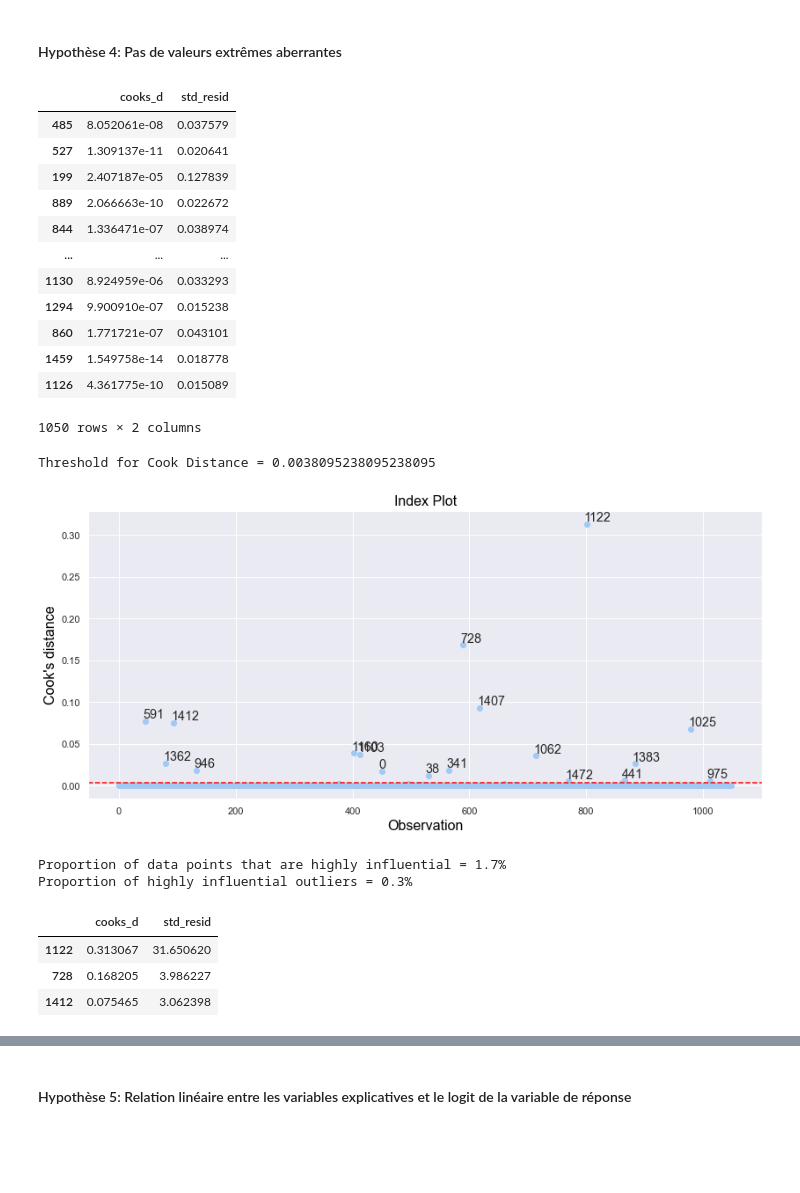
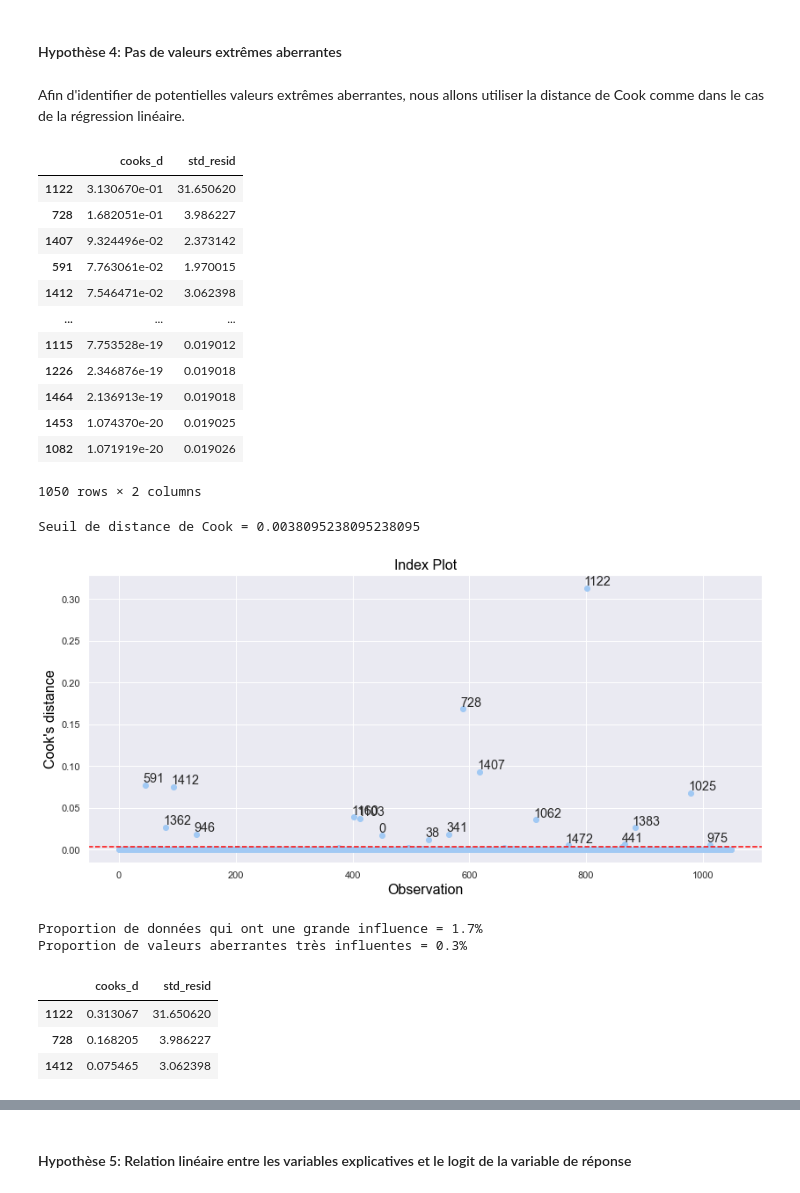
Before and after one commit to datadosreis/Detection-de-faux-billets, a Jupyter notebook: Detection_de_faux_billets_ML.ipynb, the cells around one changed output, grey strips where cells are left out. Saved outputs shown, nothing was run; the diff lists cells and outputs as text; code cells hidden in the pictures; blank space fills up the shorter version.

```diff
--- a/DosReis_Antoine_1_code_022023.ipynb
+++ b/Detection_de_faux_billets_ML.ipynb
@@ -976,73 +968,68 @@ else:
 Il n'y a pas de multicolinéarité entre les variables explicatives.
 # %% [markdown]
 #### Hypothèse 4: Pas de valeurs extrêmes aberrantes
+# %% [markdown]
+Afin d'identifier de potentielles valeurs extrêmes aberrantes, nous allons utiliser la distance de Cook comme dans le cas de la régression linéaire.
 # %%
-# Hypothèse n°4: il n'y a pas de valeurs extrêmes aberrantes
-# Nous allons utiliser le test de Cook pour identifier les valeurs aberrantes potentielles.
-
-# Get influence measures
+# Obtenir les mesures d'influence
 influence = logit_model.get_influence()
 
-# Obtain summary df of influence measures
+# Obtenir un df qui récapitule les mesures d'influence
 summ_df = influence.summary_frame()
 
-# Filter summary df to Cook distance
+# On filtre sur la distance de Cook
 diagnosis_df = summ_df.loc[:,['cooks_d']]
 
-# Append absolute standardized residual values
+# On ajoute les valeurs résiduelles normalisées absolues
 diagnosis_df['std_resid'] = st.zscore(logit_model.resid_pearson)
 diagnosis_df['std_resid'] = diagnosis_df.loc[:,'std_resid'].apply(lambda x: np.abs(x))
 
-# Sort by Cook's Distance
+# On tri par distance de Cook
 diagnosis_df.sort_values("cooks_d", ascending=False)
-diagnosis_df
 # %% [output]
 |  | cooks_d | std_resid |
-| 485 | 8.052061e-08 | 0.037579 |
-| 527 | 1.309137e-11 | 0.020641 |
-| 199 | 2.407187e-05 | 0.127839 |
-| 889 | 2.066663e-10 | 0.022672 |
-| 844 | 1.336471e-07 | 0.038974 |
+| 1122 | 3.130670e-01 | 31.650620 |
+| 728 | 1.682051e-01 | 3.986227 |
+| 1407 | 9.324496e-02 | 2.373142 |
+| 591 | 7.763061e-02 | 1.970015 |
+| 1412 | 7.546471e-02 | 3.062398 |
 | ... | ... | ... |
-| 1130 | 8.924959e-06 | 0.033293 |
-| 1294 | 9.900910e-07 | 0.015238 |
-| 860 | 1.771721e-07 | 0.043101 |
-| 1459 | 1.549758e-14 | 0.018778 |
-| 1126 | 4.361775e-10 | 0.015089 |
+| 1115 | 7.753528e-19 | 0.019012 |
+| 1226 | 2.346876e-19 | 0.019018 |
+| 1464 | 2.136913e-19 | 0.019018 |
+| 1453 | 1.074370e-20 | 0.019025 |
+| 1082 | 1.071919e-20 | 0.019026 |
 1050 rows × 2 columns
-# %%
-# Set Cook's distance threshold
-cook_threshold = 4 / len(X_train)
-print(f"Threshold for Cook Distance = {cook_threshold}")
-# %% [output]
-Threshold for Cook Distance = 0.0038095238095238095
 # %%
-# Plot influence measures (Cook's distance)
+# On définit le seuil de distance de Cook
+cook_threshold = 4 / len(X_train)
+print(f"Seuil de distance de Cook = {cook_threshold}")
+
+# On trace le graphique
 fig = influence.plot_index(y_var="cooks", threshold=cook_threshold)
 plt.axhline(y=cook_threshold, ls="--", color='red')
 fig.set_size_inches(12, 6)
 fig.tight_layout(pad=2)
 # %% [output]
+Seuil de distance de Cook = 0.0038095238095238095
 [figure]
 # %%
-# Find number of observations that exceed Cook's distance threshold
+# On cherche le nombre d'observations qui dépassent le seuil de distance de Cook
 outliers = diagnosis_df[diagnosis_df['cooks_d'] > cook_threshold]
 prop_outliers = round(100*(len(outliers) / len(X_train)),1)
-print(f'Proportion of data points that are highly influential = {prop_outliers}%')
+print(f'Proportion de données qui ont une grande influence = {prop_outliers}%')
 
-# Find number of observations which are BOTH outlier (std dev > 3) and highly influential
-extreme = diagnosis_df[(diagnosis_df['cooks_d'] > cook_threshold) &
-                       (diagnosis_df['std_resid'] > 3)]
+# On cherche le nombre d'observations qui sont à la fois aberrantes (écart-type > 3) et très influentes.
+extreme = diagnosis_df[(diagnosis_df['cooks_d'] > cook_threshold) & (diagnosis_df['std_resid'] > 3)]
 prop_extreme = round(100*(len(extreme) / len(X_train)),1)
-print(f'Proportion of highly influential outliers = {prop_extreme}%')
+print(f'Proportion de valeurs aberrantes très influentes = {prop_extreme}%')
+
+# On affichhe les outliers les plus influents
+extreme.sort_values("cooks_d", ascending=False)
 # %% [output]
-Proportion of data points that are highly influential = 1.7%
-Proportion of highly influential outliers = 0.3%
+Proportion de données qui ont une grande influence = 1.7%
+Proportion de valeurs aberrantes très influentes = 0.3%
+|  | cooks_d | std_resid |
+| 1122 | 0.313067 | 31.650620 |
+| 728 | 0.168205 | 3.986227 |
+| 1412 | 0.075465 | 3.062398 |
-# %%
-# Display top 5 most influential outliers
-extreme.sort_values("cooks_d", ascending=False)
-# %% [output]
-|  | cooks_d | std_resid |
-| 1122 | 0.313067 | 31.650620 |
-| 728 | 0.168205 | 3.986227 |
-| 1412 | 0.075465 | 3.062398 |
```
Also changed, not shown: parts of 45 cells of this notebook, 3 other files.
